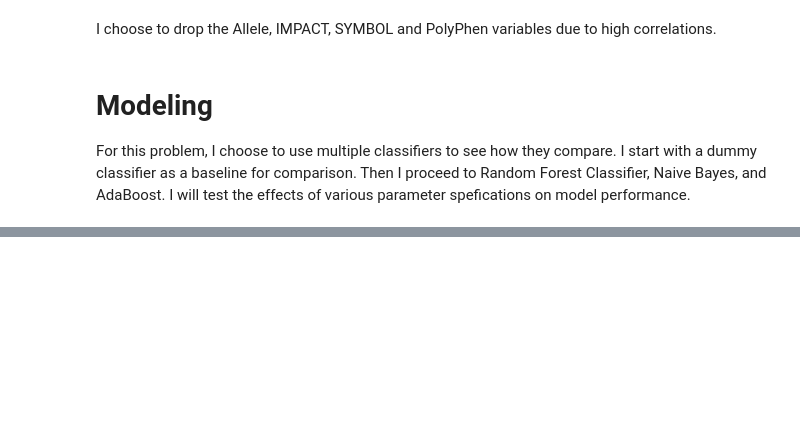
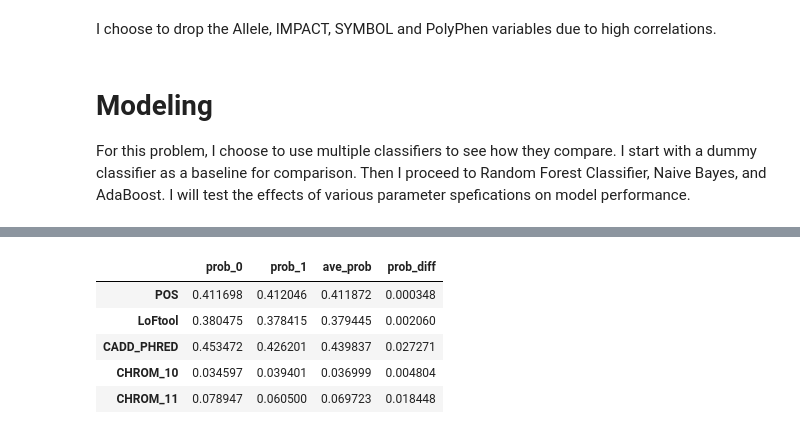
Before and after one commit to DavidBraslow/dsc-3-final-project-online-ds-sp-000, a Jupyter notebook: student.ipynb, the cells around one changed output, grey strips where cells are left out. Drawn from its saved outputs; the diff is of its cells as text; code cells hidden in the pictures; blank space fills up the shorter version.

```diff
--- a/student.ipynb
+++ b/student.ipynb
@@ -860,0 +830,10 @@ Mean Cross Validation Score for AdaBoost Decision Tree Classifier: 70.07%
+# %%
+import time
+start = time.time()
+bnb_grid_search = GridSearchCV(bnb_clf, bnb_param_grid, scoring = f1_scorer, cv = 3)
+bnb_grid_search.fit(features, target)
+
+print("Cross Validation F1 Score: {:.3}".format(bnb_grid_search.best_score_))
+print("Total Runtime for Grid Search on Bernoulli Naive Bayes: {:.4} seconds".format(time.time() - start))
+print("")
+print("Optimal Parameters: {}".format(bnb_grid_search.best_params_))
@@ -860,0 +891,11 @@ Mean Cross Validation Score for AdaBoost Decision Tree Classifier: 70.07%
+# %%
+feat_df['ave_prob'] = feat_df.apply(lambda x: (x[0] + x[1])/2, axis = 1)
+feat_df['prob_diff'] = feat_df.apply(lambda x: np.abs(x[0] - x[1]), axis = 1)
+feat_df.head()
+# %% [output]
+|  | prob_0 | prob_1 | ave_prob | prob_diff |
+| POS | 0.411698 | 0.412046 | 0.411872 | 0.000348 |
+| LoFtool | 0.380475 | 0.378415 | 0.379445 | 0.002060 |
+| CADD_PHRED | 0.453472 | 0.426201 | 0.439837 | 0.027271 |
+| CHROM_10 | 0.034597 | 0.039401 | 0.036999 | 0.004804 |
+| CHROM_11 | 0.078947 | 0.060500 | 0.069723 | 0.018448 |
```
Also changed, not shown: parts of 50 cells of this notebook.
